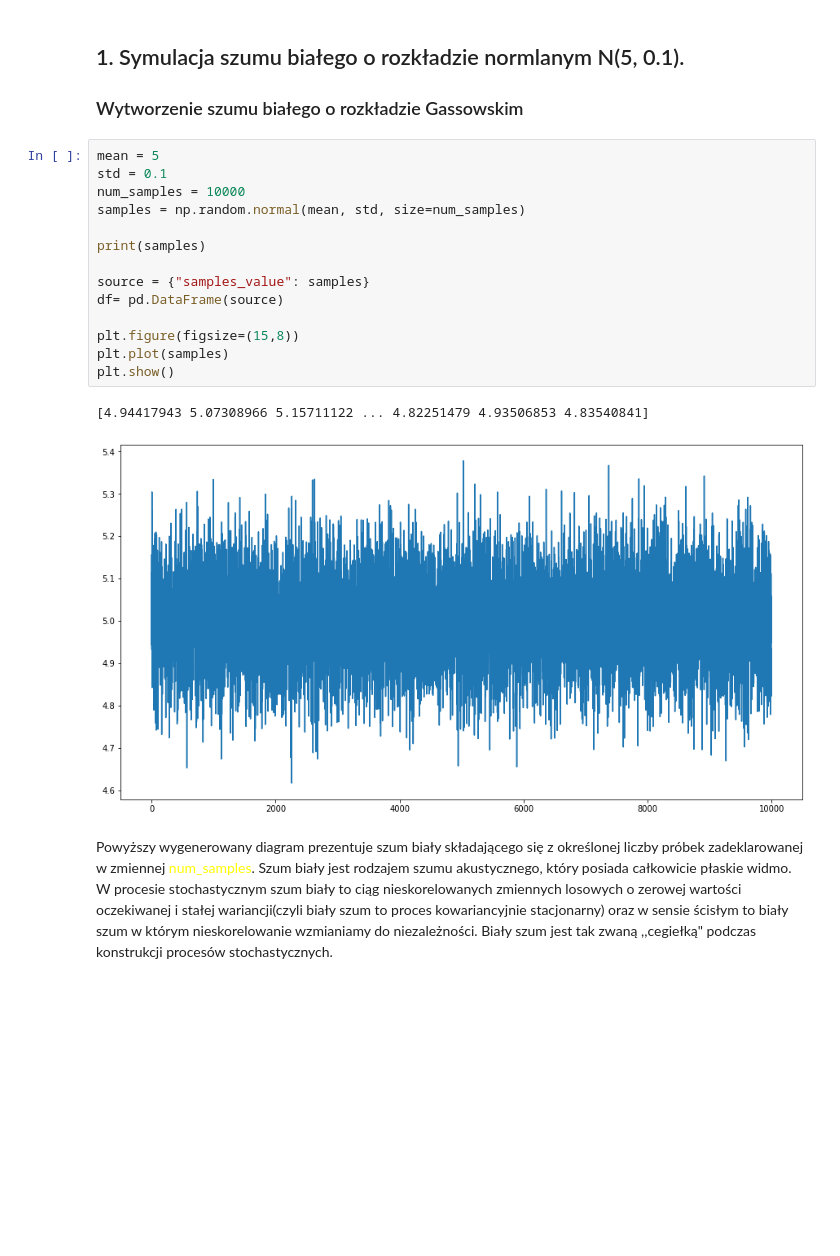
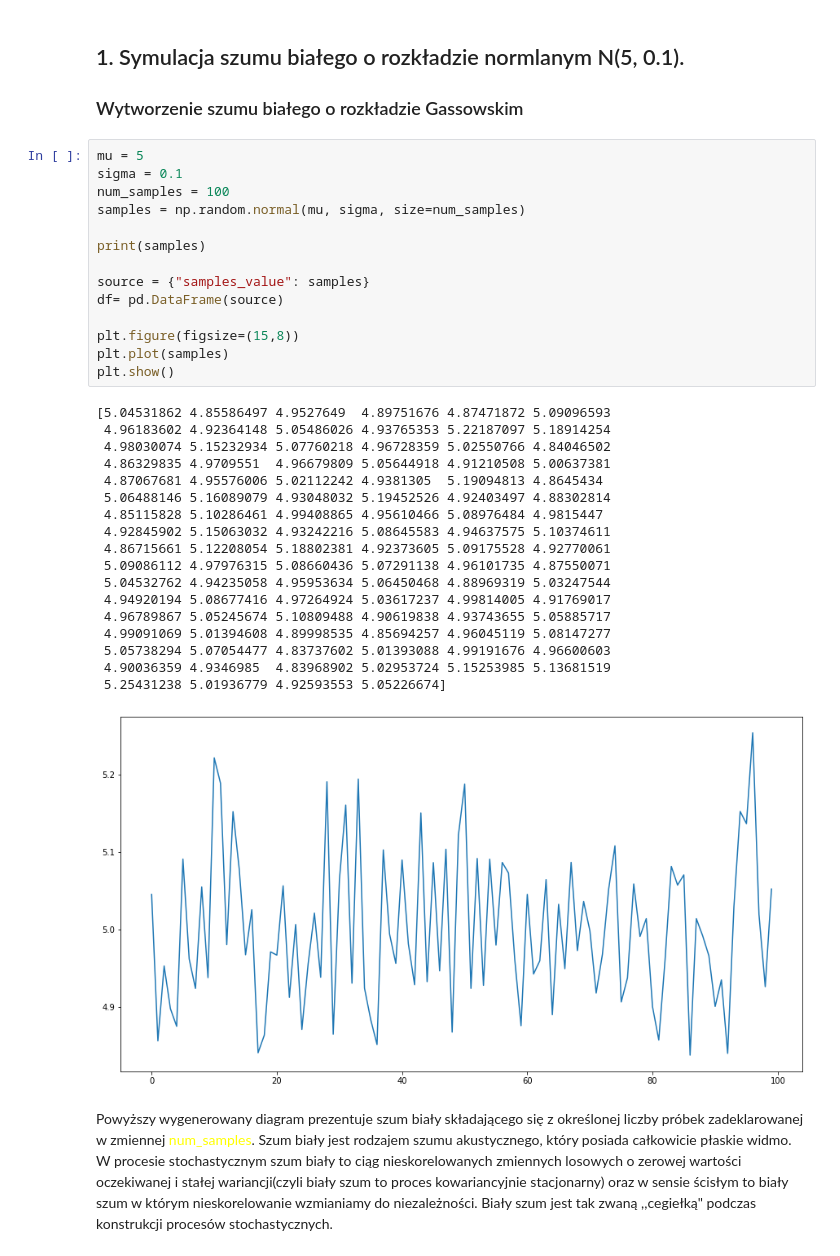
Before and after one commit to MaciejSzerwinski/Stochastic_Process, a Jupyter notebook: main.ipynb, the cells around one changed output. Cells and saved outputs as stored; diff of their text form; blank space fills up the shorter version.

```diff
--- a/main.ipynb
+++ b/main.ipynb
@@ -24,22 +24,38 @@ import pandas  as pd
 ## 1. Symulacja szumu białego o rozkładzie normlanym N(5, 0.1).
 ### Wytworzenie szumu białego o rozkładzie Gassowskim
 # %%
-mean = 5
-std = 0.1
-num_samples = 10000
-samples = np.random.normal(mean, std, size=num_samples)
+mu = 5
+sigma = 0.1
+num_samples = 100
+samples = np.random.normal(mu, sigma, size=num_samples)
 
 print(samples)
 
 source = {"samples_value": samples}
 df= pd.DataFrame(source)
 
 plt.figure(figsize=(15,8))
 plt.plot(samples)
 plt.show()
 # %% [output]
-[4.94417943 5.07308966 5.15711122 ... 4.82251479 4.93506853 4.83540841]
+[5.04531862 4.85586497 4.9527649  4.89751676 4.87471872 5.09096593
+ 4.96183602 4.92364148 5.05486026 4.93765353 5.22187097 5.18914254
+ 4.98030074 5.15232934 5.07760218 4.96728359 5.02550766 4.84046502
+ 4.86329835 4.9709551  4.96679809 5.05644918 4.91210508 5.00637381
+ 4.87067681 4.95576006 5.02112242 4.9381305  5.19094813 4.8645434
+ 5.06488146 5.16089079 4.93048032 5.19452526 4.92403497 4.88302814
+ 4.85115828 5.10286461 4.99408865 4.95610466 5.08976484 4.9815447
+ 4.92845902 5.15063032 4.93242216 5.08645583 4.94637575 5.10374611
+ 4.86715661 5.12208054 5.18802381 4.92373605 5.09175528 4.92770061
+ 5.09086112 4.97976315 5.08660436 5.07291138 4.96101735 4.87550071
+ 5.04532762 4.94235058 4.95953634 5.06450468 4.88969319 5.03247544
+ 4.94920194 5.08677416 4.97264924 5.03617237 4.99814005 4.91769017
+ 4.96789867 5.05245674 5.10809488 4.90619838 4.93743655 5.05885717
+ 4.99091069 5.01394608 4.89998535 4.85694257 4.96045119 5.08147277
+ 5.05738294 5.07054477 4.83737602 5.01393088 4.99191676 4.96600603
+ 4.90036359 4.9346985  4.83968902 5.02953724 5.15253985 5.13681519
+ 5.25431238 5.01936779 4.92593553 5.05226674]
-[figure, old version]
+[figure, new version]
 # %% [markdown]
 Powyższy wygenerowany diagram prezentuje szum biały składającego się z określonej liczby próbek zadeklarowanej w zmiennej <font color=yellow>num_samples</font>. Szum biały jest rodzajem szumu akustycznego, który posiada całkowicie płaskie widmo. W procesie stochastycznym szum biały to ciąg nieskorelowanych zmiennych losowych o zerowej wartości oczekiwanej i stałej wariancji(czyli biały szum to proces kowariancyjnie stacjonarny) oraz w sensie ścisłym to biały szum w którym nieskorelowanie wzmianiamy do niezależności. Biały szum jest tak zwaną ,,cegiełką" podczas konstrukcji procesów stochastycznych.
 # %% [markdown]
```
Also changed, not shown: parts of 8 cells of this notebook.
